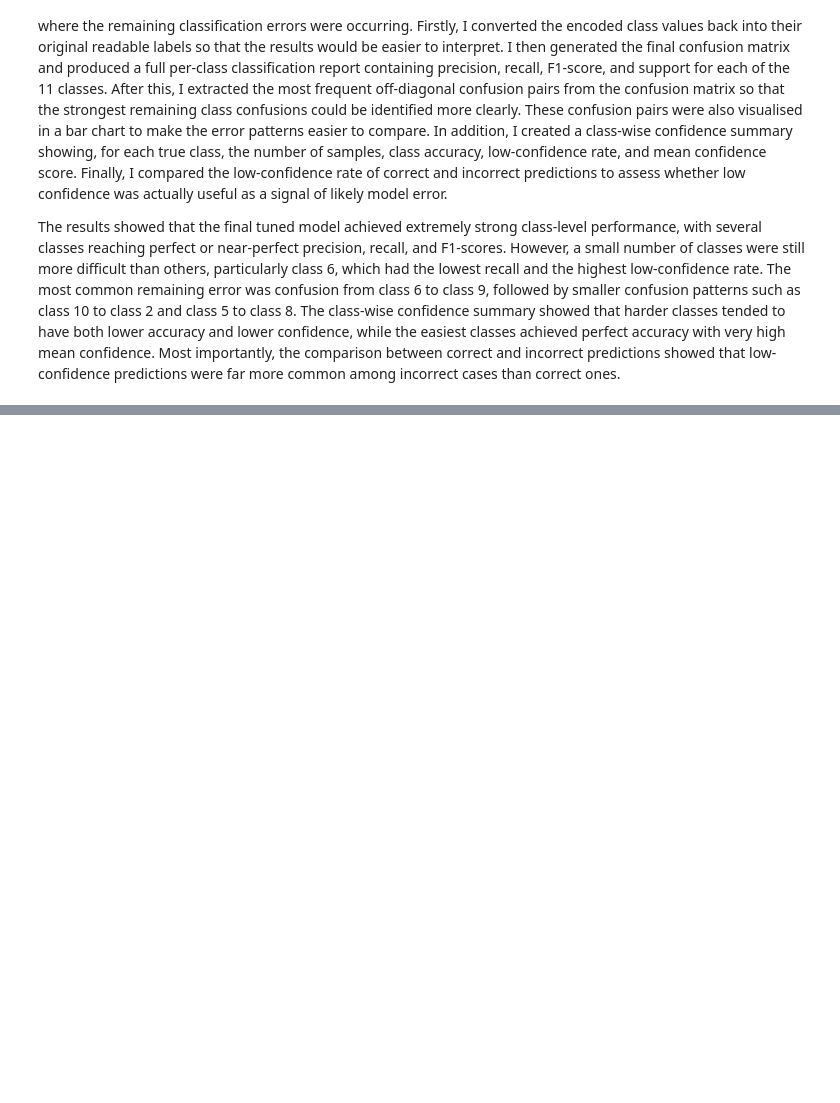
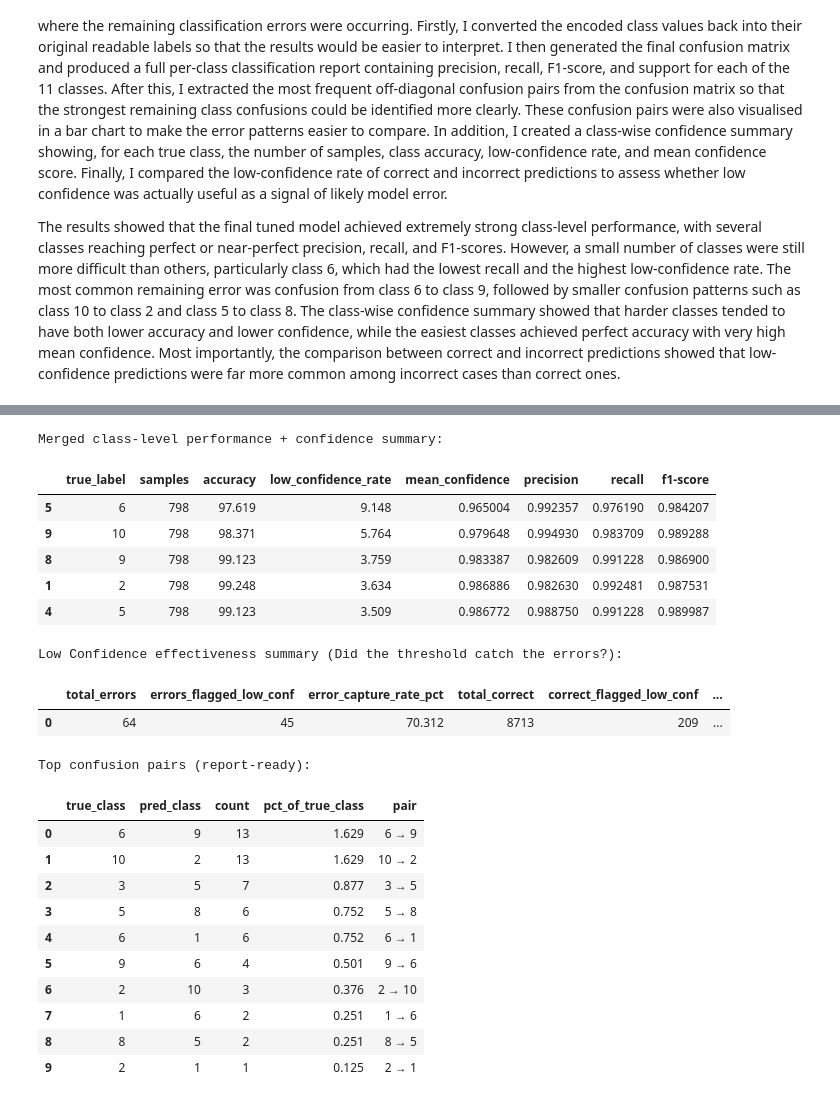
Before and after one commit to harshpre5/Artificial_Neural_Networks_14444188_HS_6009CMD, a Jupyter notebook: 14444188_ANN_PART_A.ipynb, the cells around one changed output, grey strips where cells are left out. Saved outputs shown, nothing was run; the diff lists cells and outputs as text; code cells hidden in the pictures; blank space fills up the shorter version.

```diff
--- a/14444188_ANN_PART_A.ipynb
+++ b/14444188_ANN_PART_A.ipynb
@@ -1787,0 +1792,69 @@ The results showed that the final tuned model achieved extremely strong class-le
+# %%
+# 1. label types matching
+class_eval = final_per_class_metrics.copy()
+class_eval["class_label"] = class_eval["class_label"].astype(str)
+
+class_merged = final_class_confidence_summary.copy()
+class_merged["true_label"] = class_merged["true_label"].astype(str)
+
+# 2. Merging class-wise metrics with confidence summary
+class_merged = class_merged.merge(
+    class_eval[["class_label", "precision", "recall", "f1-score"]],
+    left_on="true_label",
+    right_on="class_label",
+    how="left"
+).drop(columns=["class_label"])
+
+class_merged = class_merged.sort_values(by="low_confidence_rate", ascending=False)
+
+print("Merged class-level performance + confidence summary:")
+display(class_merged.head())
+
+# 3. Low Confidence effectiveness table
+# Calculating how many of the actual errors were successfully flagged by <0.90 confidence rule.
+errors_total = int((~final_test_analysis["correct"]).sum())
+errors_flagged_low_conf = int(((~final_test_analysis["correct"]) & (final_test_analysis["low_confidence"])).sum())
+correct_total = int((final_test_analysis["correct"]).sum())
+correct_flagged_low_conf = int(((final_test_analysis["correct"]) & (final_test_analysis["low_confidence"])).sum())
+
+confidence_effectiveness = pd.DataFrame([{
+    "total_errors": errors_total,
+    "errors_flagged_low_conf": errors_flagged_low_conf,
+    "error_capture_rate_pct": round(errors_flagged_low_conf / errors_total * 100, 3) if errors_total > 0 else np.nan,
+    "total_correct": correct_total,
+    "correct_flagged_low_conf": correct_flagged_low_conf,
+    "correct_flag_rate_pct": round(correct_flagged_low_conf / correct_total * 100, 3) if correct_total > 0 else np.nan
+}])
+
+print("\nLow Confidence effectiveness summary (Did the threshold catch the errors?):")
+display(confidence_effectiveness)
+
+# 4. Final top confusion pairs
+top_confusions_report = final_top_confusions[["true_class", "pred_class", "count", "pct_of_true_class"]].head(10).copy()
+top_confusions_report["pair"] = top_confusions_report["true_class"].astype(str) + " → " + top_confusions_report["pred_class"].astype(str)
+
+print("\nTop confusion pairs (report-ready):")
+display(top_confusions_report)
+# %% [output]
+Merged class-level performance + confidence summary:
+|  | true_label | samples | accuracy | low_confidence_rate | mean_confidence | precision | recall | f1-score |
+| 5 | 6 | 798 | 97.619 | 9.148 | 0.965004 | 0.992357 | 0.976190 | 0.984207 |
+| 9 | 10 | 798 | 98.371 | 5.764 | 0.979648 | 0.994930 | 0.983709 | 0.989288 |
+| 8 | 9 | 798 | 99.123 | 3.759 | 0.983387 | 0.982609 | 0.991228 | 0.986900 |
+| 1 | 2 | 798 | 99.248 | 3.634 | 0.986886 | 0.982630 | 0.992481 | 0.987531 |
+| 4 | 5 | 798 | 99.123 | 3.509 | 0.986772 | 0.988750 | 0.991228 | 0.989987 |
+Low Confidence effectiveness summary (Did the threshold catch the errors?):
+|  | total_errors | errors_flagged_low_conf | error_capture_rate_pct | total_correct | correct_flagged_low_conf | ... |
+| 0 | 64 | 45 | 70.312 | 8713 | 209 | ... |
+Top confusion pairs (report-ready):
+|  | true_class | pred_class | count | pct_of_true_class | pair |
+| 0 | 6 | 9 | 13 | 1.629 | 6 → 9 |
+| 1 | 10 | 2 | 13 | 1.629 | 10 → 2 |
+| 2 | 3 | 5 | 7 | 0.877 | 3 → 5 |
+| 3 | 5 | 8 | 6 | 0.752 | 5 → 8 |
+| 4 | 6 | 1 | 6 | 0.752 | 6 → 1 |
+| 5 | 9 | 6 | 4 | 0.501 | 9 → 6 |
+| 6 | 2 | 10 | 3 | 0.376 | 2 → 10 |
+| 7 | 1 | 6 | 2 | 0.251 | 1 → 6 |
+| 8 | 8 | 5 | 2 | 0.251 | 8 → 5 |
+| 9 | 2 | 1 | 1 | 0.125 | 2 → 1 |
```
Also changed, not shown: parts of 16 cells of this notebook.
